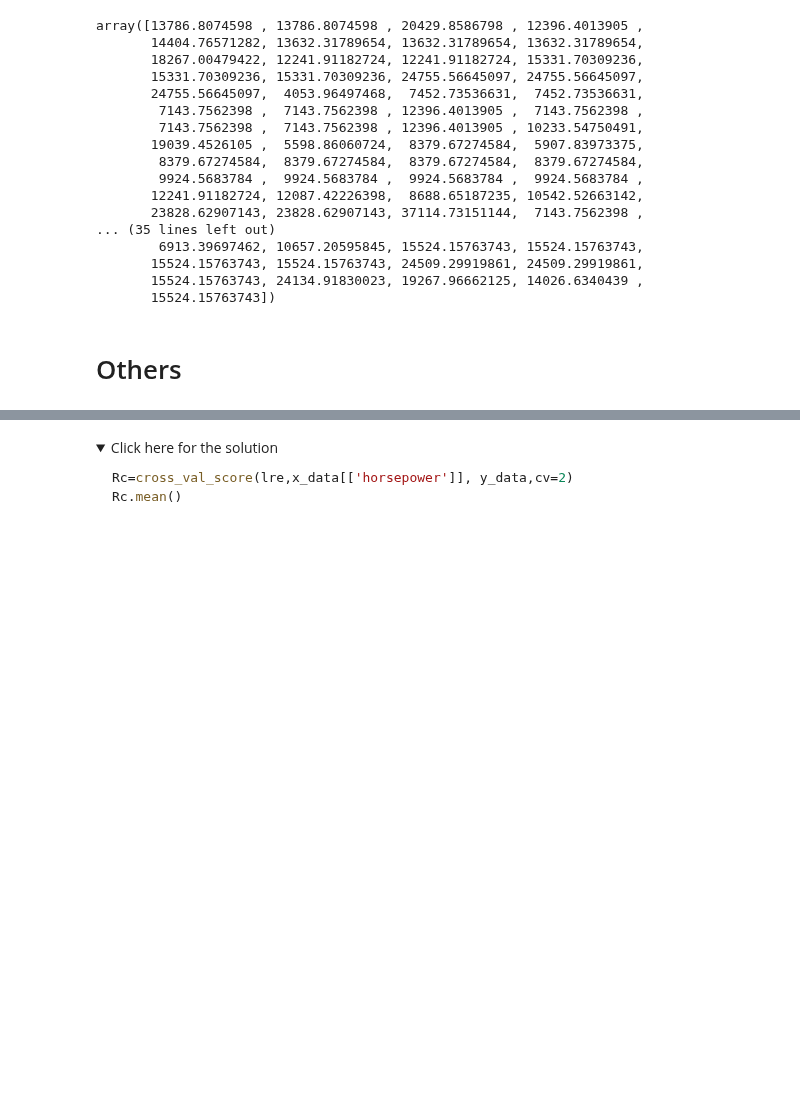
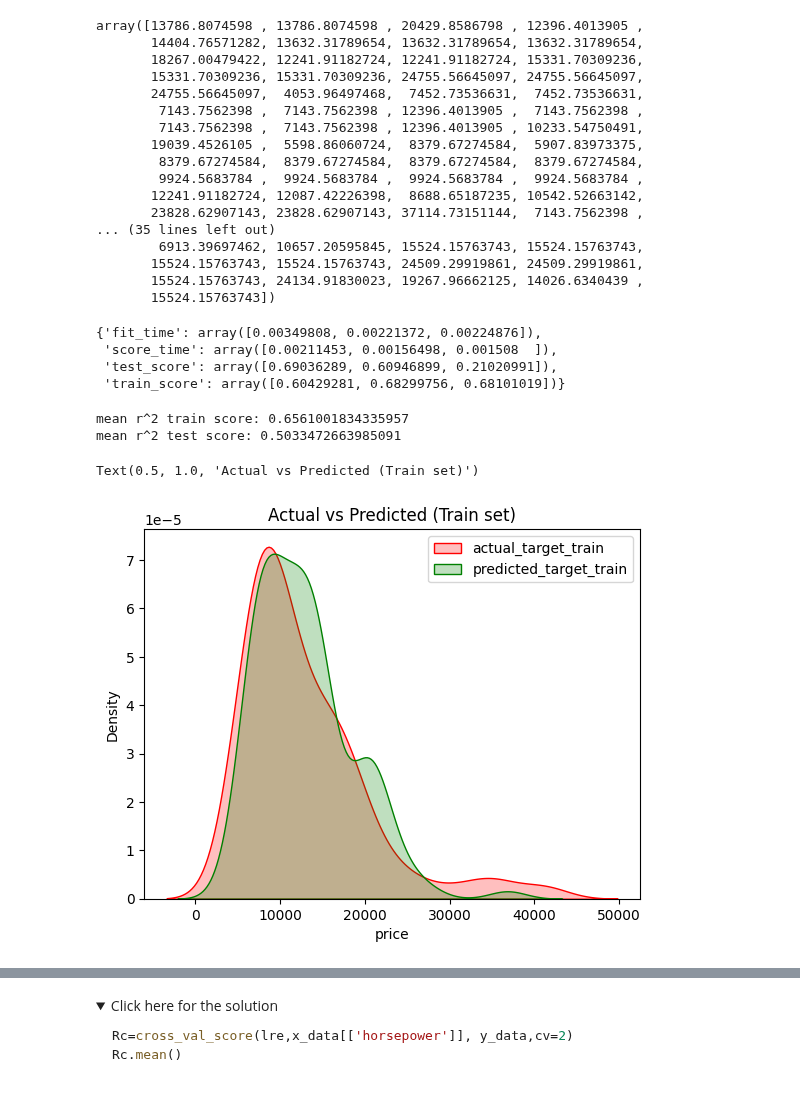
Before and after one commit to fateme-alk/learning, a Jupyter notebook: regression/Model_Evaluation_and_Refinement_cars.ipynb, the cells around one changed output, grey strips where cells are left out. Saved outputs shown, nothing was run; the diff lists cells and outputs as text; code cells hidden in the pictures; folded sections open; blank space fills up the shorter version.

Commit message:
add kedplot for simple linear regression model on train and test set

```diff
--- a/regression/Model_Evaluation_and_Refinement_cars.ipynb
+++ b/regression/Model_Evaluation_and_Refinement_cars.ipynb
@@ -358,5 +320,3 @@ array([13786.8074598 , 13786.8074598 , 20429.8586798 , 12396.4013905 ,
        15524.15763743, 15524.15763743, 24509.29919861, 24509.29919861,
        15524.15763743, 24134.91830023, 19267.96662125, 14026.6340439 ,
        15524.15763743])
-# %% [markdown]
-# Others
@@ -362,0 +325,13 @@ array([13786.8074598 , 13786.8074598 , 20429.8586798 , 12396.4013905 ,
+# %%
+validate_param
+# %% [output]
+{'fit_time': array([0.00349808, 0.00221372, 0.00224876]),
+ 'score_time': array([0.00211453, 0.00156498, 0.001508  ]),
+ 'test_score': array([0.69036289, 0.60946899, 0.21020991]),
+ 'train_score': array([0.60429281, 0.68299756, 0.68101019])}
+# %%
+print('mean r^2 train score:', validate_param['train_score'].mean())
+print('mean r^2 test score:', validate_param['test_score'].mean())
+# %% [output]
+mean r^2 train score: 0.6561001834335957
+mean r^2 test score: 0.5033472663985091
@@ -362,0 +340,9 @@ array([13786.8074598 , 13786.8074598 , 20429.8586798 , 12396.4013905 ,
+# %%
+sns.kdeplot(actual_target_train, color='red', fill=True, label='actual_target_train')
+sns.kdeplot(predicted_target_train, color='green', fill=True, label='predicted_target_train')
+
+plt.legend()
+plt.title('Actual vs Predicted (Train set)')
+# %% [output]
+Text(0.5, 1.0, 'Actual vs Predicted (Train set)')
+[figure, added]
```
Also changed, not shown: parts of 13 cells of this notebook.
